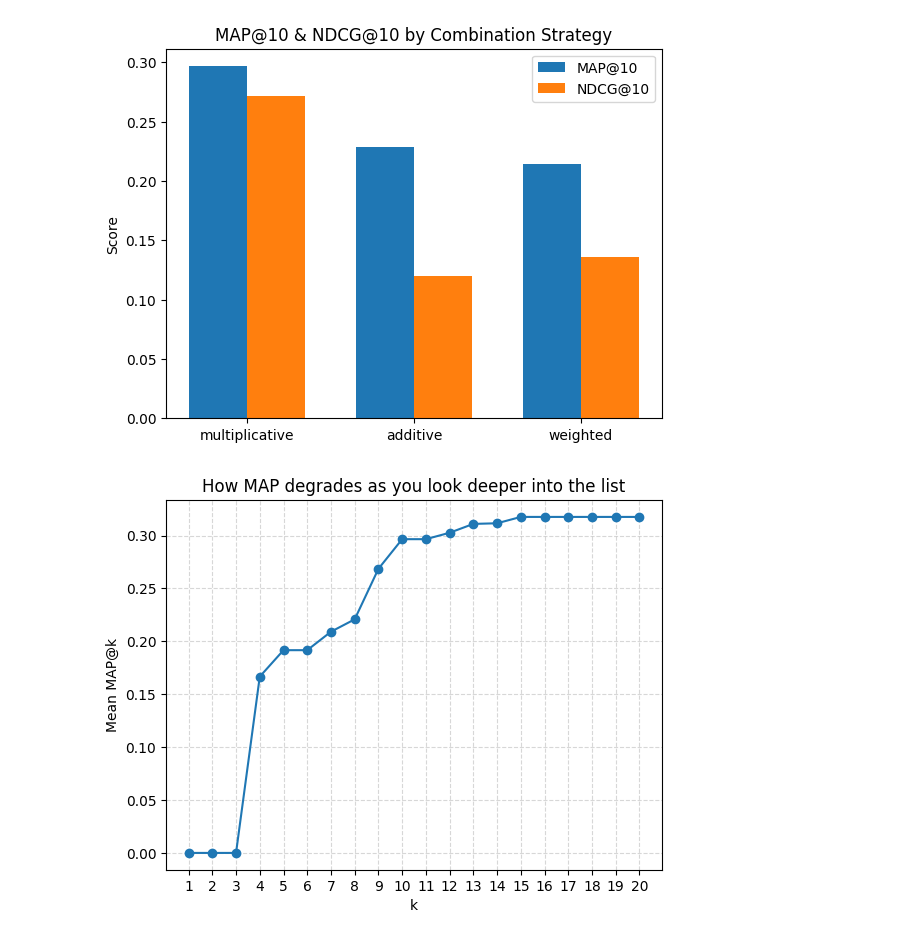
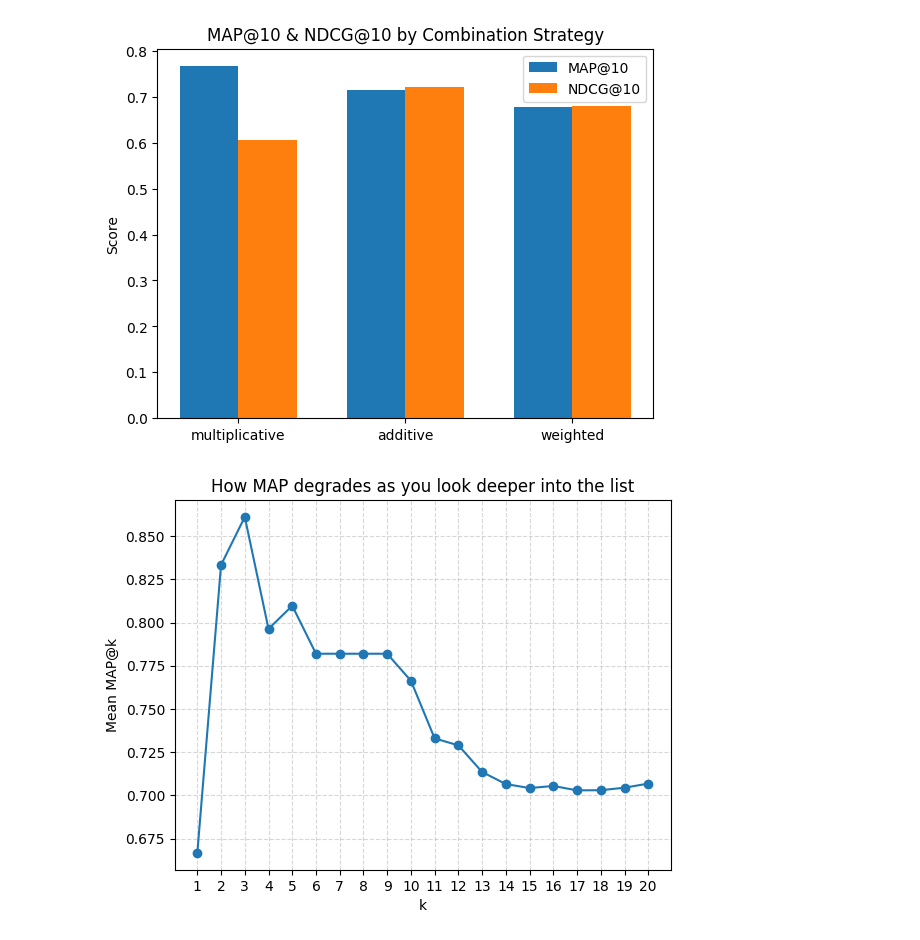
Before and after one commit to lmethratta/Poliscope, a Jupyter notebook: model.ipynb, the cells around one changed output. Cells and saved outputs as stored; diff of their text form; code cells hidden in the pictures.

Commit message:
Fixed evaluation with topic-based relevance labels, remove exposed API key

```diff
--- a/model.ipynb
+++ b/model.ipynb
@@ -579,41 +567,41 @@ strategies = ["multiplicative", "additive", "weighted"]
 map_scores, ndcg_scores = [], []
 k = 10
 
 for strat in strategies:
     per_query_maps, per_query_ndcgs = [], []
     for q in sample_queries:
         final_scores = get_final_scores(q,
                                         combination_strategy=strat,
                                         alpha=0.6,
                                         beta=0.4)
         ranked = np.argsort(final_scores)[::-1]
-        relevances = [dummy_judgments[q][i] for i in ranked]
+        relevances = [relevance_judgments[q][i] for i in ranked]
         per_query_maps.append(average_precision_at_k(relevances, k))
         per_query_ndcgs.append(ndcg_at_k(relevances, k))
 
     map_scores.append(np.mean(per_query_maps))
     ndcg_scores.append(np.mean(per_query_ndcgs))
 
 # Now plot
 x = np.arange(len(strategies))
 width = 0.35
 
 plt.figure()
 plt.bar(x - width/2, map_scores, width, label="MAP@10")
 plt.bar(x + width/2, ndcg_scores, width, label="NDCG@10")
 plt.xticks(x, strategies)
 plt.ylabel("Score")
 plt.title("MAP@10 & NDCG@10 by Combination Strategy")
 plt.legend()
 plt.show()
 # %% [output]
-[figure, old version]
+[figure, new version]
 # %%
 ranked_relevances_list = []
 for q in sample_queries:
     final_scores = get_final_scores(q, combination_strategy="multiplicative")
     ranked_idxs = np.argsort(final_scores)[::-1]
-    relevances = [dummy_judgments[q][i] for i in ranked_idxs]
+    relevances = [relevance_judgments[q][i] for i in ranked_idxs]
     ranked_relevances_list.append(relevances)
 
 ks = list(range(1, 21))
@@ -631,7 +619,7 @@ plt.xticks(ks)
 plt.grid(True, linestyle="--", alpha=0.5)
 plt.show()
 # %% [output]
-[figure, old version]
+[figure, new version]
 # %%
 plt.figure()
 for strat in ["multiplicative","additive","weighted"]:
```
Also changed, not shown: parts of 17 cells of this notebook.
